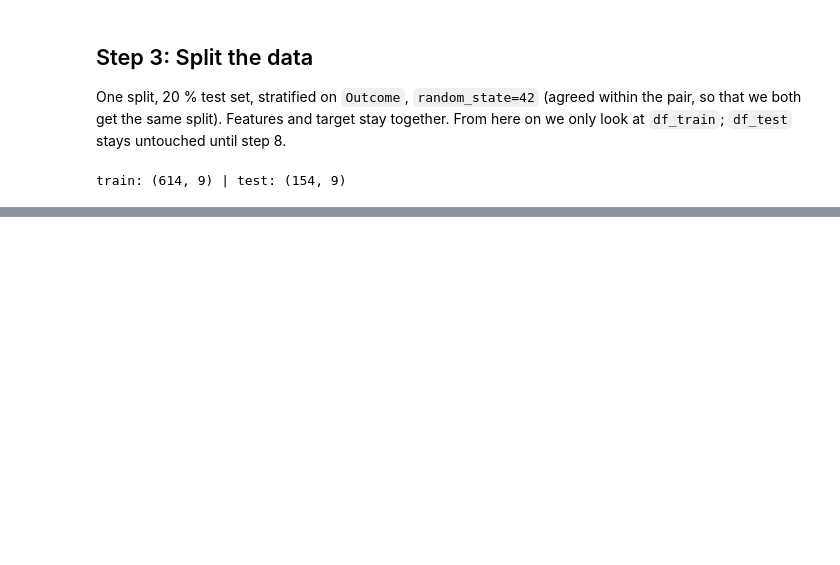
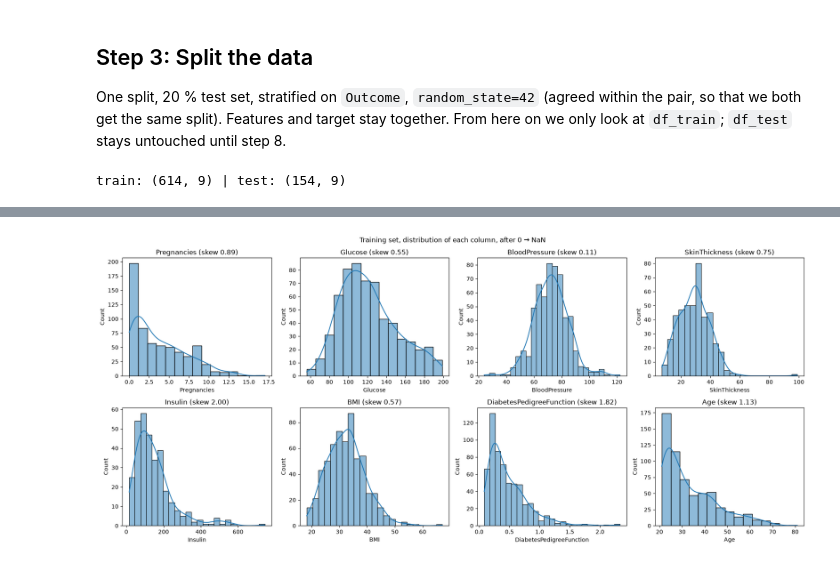
Before and after one commit to khaldounalhanawi/Project-Diabetes, a Jupyter notebook: 01_diabetes_project copy.ipynb, the cells around one changed output, grey strips where cells are left out. Cells and saved outputs as stored; diff of their text form; code cells hidden in the pictures; blank space fills up the shorter version.

```diff
--- a/01_diabetes_project copy.ipynb
+++ b/01_diabetes_project copy.ipynb
@@ -180,0 +297,10 @@ print(f"P_min = {P_MIN} lies above the precision of 'everyone has diabetes': {P_
+# %%
+fig, axes = plt.subplots(2, 4, figsize=(18, 8))
+for ax, col in zip(axes.flat, FEATURES):
+    sns.histplot(data=df_train, x=col, kde=True, ax=ax)
+    ax.set_title(f"{col} (skew {df_train[col].skew():.2f})")
+plt.suptitle("Training set, distribution of each column, after 0 → NaN")
+plt.tight_layout()
+plt.show()
+# %% [output]
+[figure, added]
```
Also changed, not shown: parts of 13 cells of this notebook.
